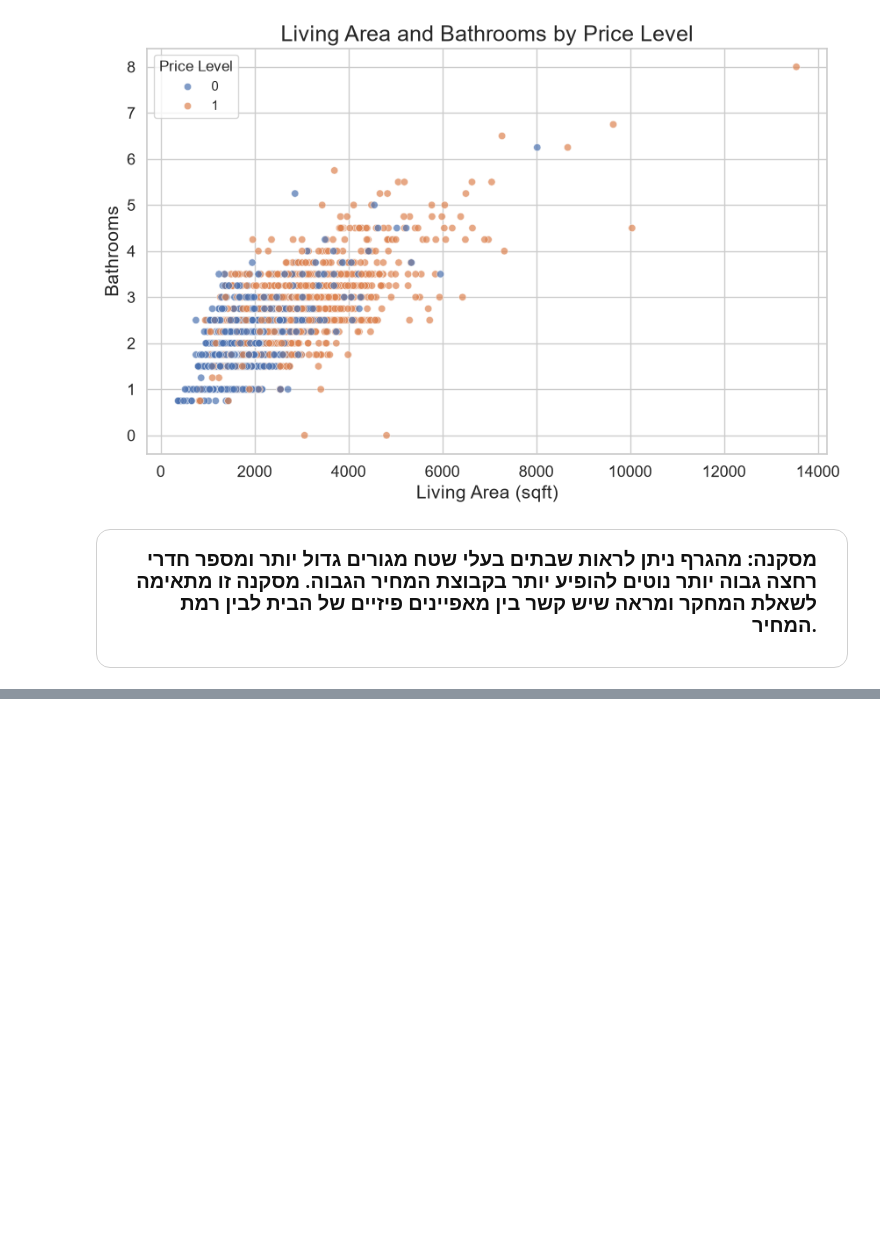
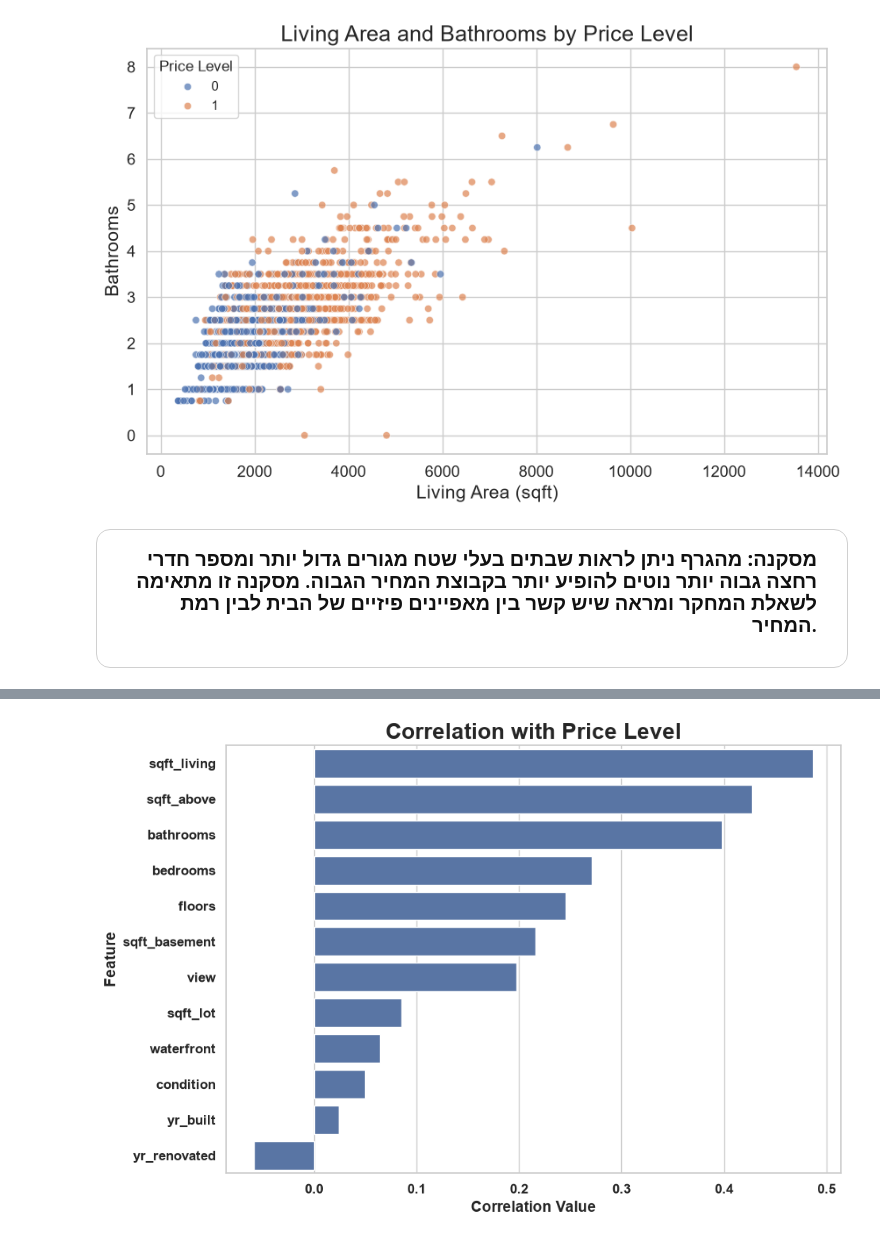
Before and after one commit to MhmdRayanm7/House-Price-Prediction-ML, a Jupyter notebook: notebooks/House_Price_Project.ipynb, the cells around one changed output, grey strips where cells are left out. Saved outputs shown, nothing was run; the diff lists cells and outputs as text; code cells hidden in the pictures; blank space fills up the shorter version.

```diff
--- a/notebooks/House_Price_Project.ipynb
+++ b/notebooks/House_Price_Project.ipynb
@@ -835,0 +928,9 @@ plt.show()
+# %%
+# Correlation with target column Price_Level
+
+target_correlation = df.corr()[["Price_Level"]].sort_values(
+    by="Price_Level",
+    ascending=False
+)
+
+target_correlation
@@ -835,0 +952,23 @@ plt.show()
+# %%
+# Bar plot of correlation with Price_Level
+
+target_correlation_without_target = target_correlation.drop("Price_Level")
+
+plt.figure(figsize=(10, 7))
+
+sns.barplot(
+    data=target_correlation_without_target.reset_index(),
+    x="Price_Level",
+    y="index"
+)
+
+plt.title("Correlation with Price Level", fontsize=20, fontweight="bold")
+plt.xlabel("Correlation Value", fontsize=14, fontweight="bold")
+plt.ylabel("Feature", fontsize=14, fontweight="bold")
+
+plt.xticks(fontsize=12, fontweight="bold")
+plt.yticks(fontsize=12, fontweight="bold")
+
+plt.show()
+# %% [output]
+[figure, added]
```
Also changed, not shown: parts of 6 cells of this notebook.
